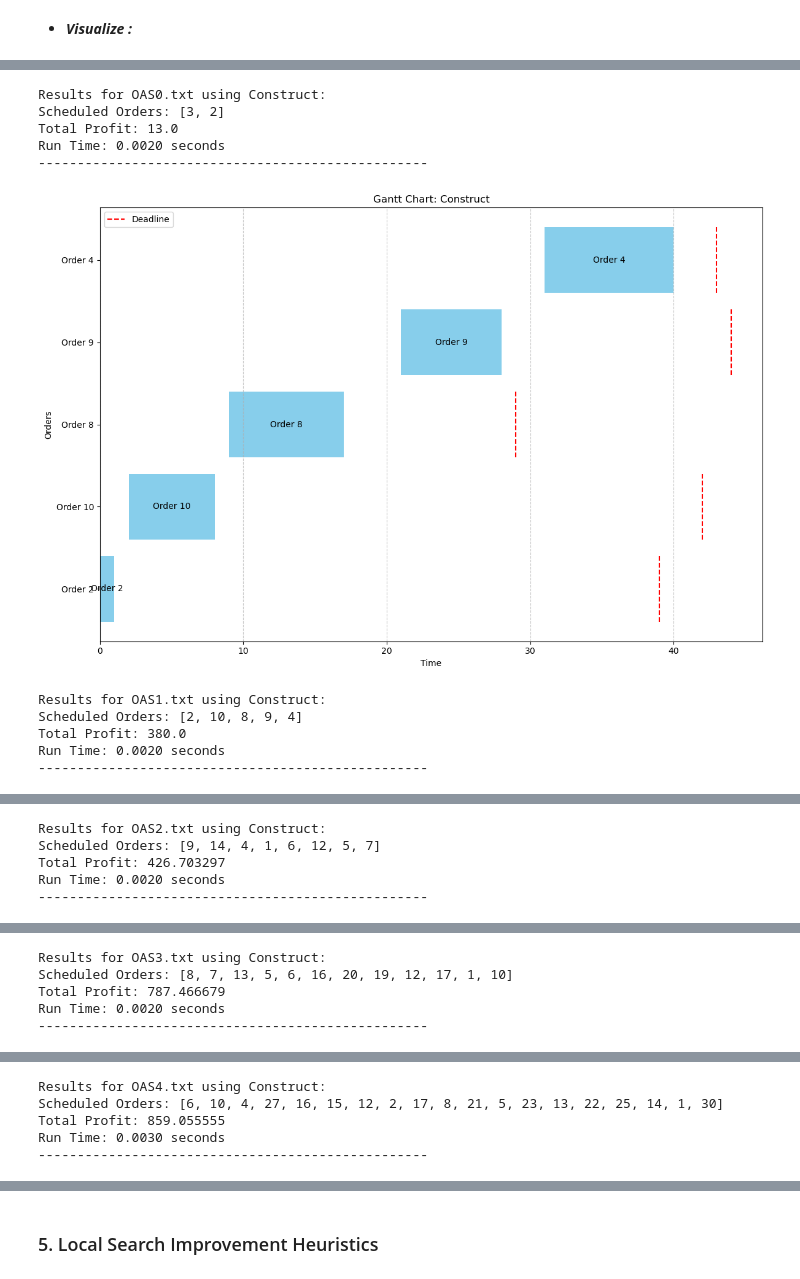
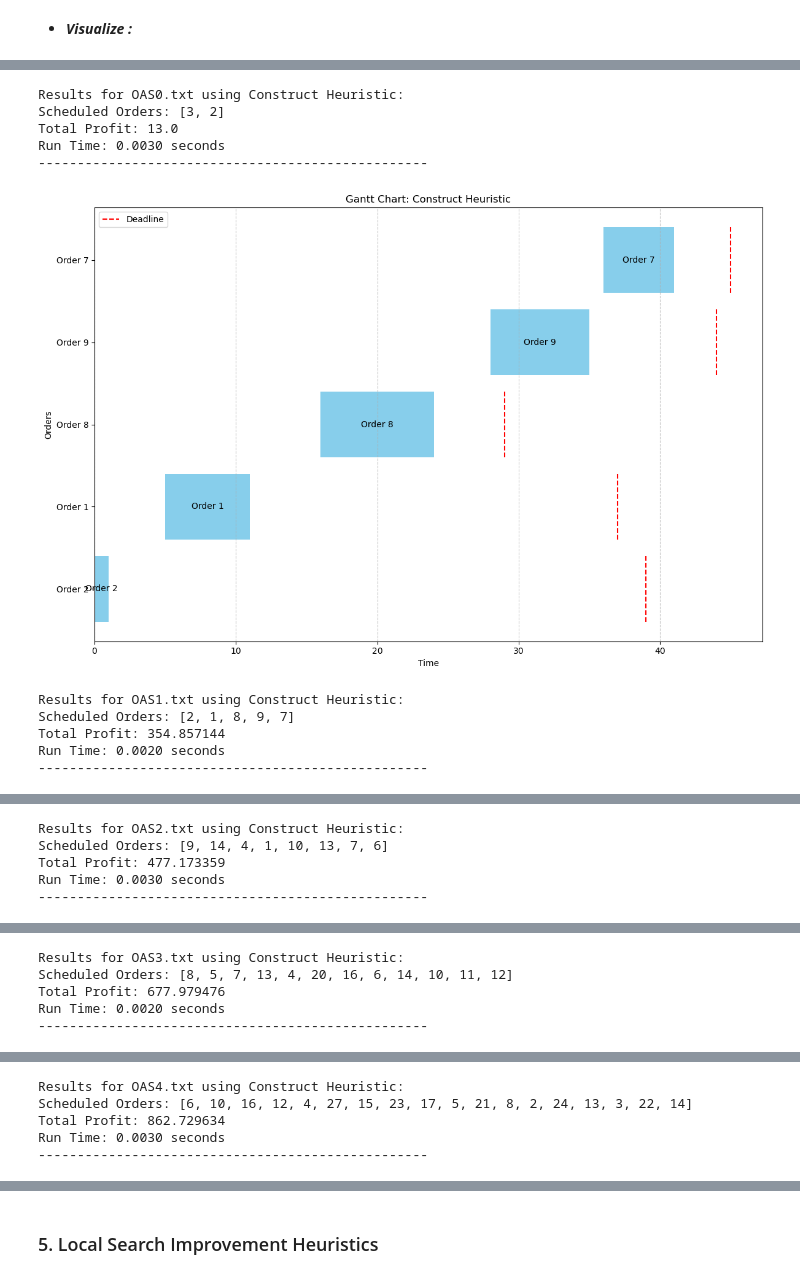
Before and after one commit to virakoze/Algorithm_Programing_Project, a Jupyter notebook: Project_Yannis_Vivens.ipynb, the cells around one changed output, grey strips where cells are left out. Saved outputs shown, nothing was run; the diff lists cells and outputs as text; code cells hidden in the pictures.

```diff
--- a/Project_Yannis_Vivens.ipynb
+++ b/Project_Yannis_Vivens.ipynb
@@ -415,7 +415,7 @@ Model fingerprint: 0xc1345b4b
 # %%
 def insertion(duration, profit, dueDate, deadline, tardCost, numberOrders, setup):
     """
-    Always adds the order that maximizes profit.
+    Adds the order that maximizes profit.
     """
     remaining_orders = list(range(numberOrders))
     scheduled_orders = []
@@ -552,5 +552,5 @@ def savings_feasible(start_times, finish_times, scheduled_orders, deadline, tota
 - ***Visualize :***
 # %%
 for file_name in file_names:
-    Run_and_visualize(file_name, savings, "Savings")
+    Run_and_visualize(file_name, savings, "Savings Heuristic")
 # %% [output]
@@ -599,10 +599,12 @@ Run Time: 0.0030 seconds
 # %% [markdown]
 #### **4.3 Construction Heuristics:**
 # %%
+import heapq
+
 def construct(duration, profit, dueDate, deadline, tardCost, numberOrders, setup):
     """
-    Construct Heuristic for Scheduling.
-    Dynamically selects orders to maximize profitability while checking feasibility.
+    Construct Heuristic for Scheduling with a priority queue.
+    Selects orders to maximize profitability while checking feasibility.
     """
     numberOrders = len(duration)
     remaining_orders = list(range(numberOrders))
@@ -615,10 +617,8 @@ def construct(duration, profit, dueDate, deadline, tardCost, numberOrders, setup
         Calculate a score for an order based on profitability, setup time, and tardiness penalties.
         """
         if prev_order is None:
-            # First order: score based only on profit and duration
             return profit[order] / duration[order]
         else:
-            # Subsequent orders: consider setup time and tardiness penalties
             setup_time = setup[prev_order][order]
             tardiness_penalty = (
                 tardCost[order] * max(0, total_duration + setup_time + duration[order] - dueDate[order])
@@ -627,55 +627,42 @@ def construct(duration, profit, dueDate, deadline, tardCost, numberOrders, setup
 
     def construct_feasible(sequence):
         """
-        Check the feasibility of the current sequence using `cal()`:
-        - No overlapping tasks.
-        - No deadlines exceeded.
+        Check the feasibility of the current sequence
         """
         start_times, finish_times = cal(duration, setup, sequence)
 
-        # Check constraints for feasibility
         for idx, order in enumerate(sequence):
             if idx > 0:
-                # Overlapping tasks check
                 if start_times[idx] < finish_times[idx - 1]:
                     return False
 
-            # Deadline exceeded check
             if finish_times[idx] > deadline[order]:
                 return False
 
         return True
 
-    while remaining_orders:
-        # Determine the last scheduled order (if any)
-        last_order = schedule[-1] if schedule else None
+    # Priority Queue (min-heap) based on negative score to simulate max-heap behavior
+    priority_queue = []
+    for i in remaining_orders:
+        heapq.heappush(priority_queue, (-score(i), i))
 
-        # Calculate scores for all remaining orders
-        scores = [{"order": o, "score": score(o, last_order)} for o in remaining_orders]
+    while priority_queue:
+        _, best_order = heapq.heappop(priority_queue)
 
-        # Select the order with the highest score
-        best_order_entry = max(scores, key=lambda x: x["score"])
-        best_order = best_order_entry["order"]
-
-        # Tentatively add the order to the schedule
         tentative_schedule = schedule + [best_order]
 
-        # Check feasibility of the tentative schedule
         if construct_feasible(tentative_schedule):
             schedule.append(best_order)
             remaining_orders.remove(best_order)
 
-            # Update total profit
             tardiness_penalty = (
                 tardCost[best_order] * max(0, total_duration - dueDate[best_order])
             )
             total_profit += profit[best_order] - tardiness_penalty
 
-            # Update total duration
-            setup_time = setup[last_order][best_order] if last_order is not None else 0
+            setup_time = setup[schedule[-2]][best_order] if len(schedule) > 1 else 0
             total_duration += duration[best_order] + setup_time
         else:
-            # Remove the order from the remaining pool if infeasible
             remaining_orders.remove(best_order)
 
     return schedule, total_profit
@@ -683,5 +670,5 @@ def construct(duration, profit, dueDate, deadline, tardCost, numberOrders, setup
 - ***Visualize :***
 # %%
 for file_name in file_names:
-    Run_and_visualize(file_name, construct, "Construct")
+    Run_and_visualize(file_name, construct, "Construct Heuristic")
 # %% [output]
@@ -689,11 +676,11 @@ for file_name in file_names:
-Results for OAS0.txt using Construct:
+Results for OAS0.txt using Construct Heuristic:
 Scheduled Orders: [3, 2]
 Total Profit: 13.0
-Run Time: 0.0020 seconds
+Run Time: 0.0030 seconds
 --------------------------------------------------
-[figure, old version]
+[figure, new version]
-Results for OAS1.txt using Construct:
-Scheduled Orders: [2, 10, 8, 9, 4]
-Total Profit: 380.0
+Results for OAS1.txt using Construct Heuristic:
+Scheduled Orders: [2, 1, 8, 9, 7]
+Total Profit: 354.857144
 Run Time: 0.0020 seconds
 --------------------------------------------------
@@ -701,5 +688,5 @@ Run Time: 0.0020 seconds
-Results for OAS2.txt using Construct:
-Scheduled Orders: [9, 14, 4, 1, 6, 12, 5, 7]
-Total Profit: 426.703297
-Run Time: 0.0020 seconds
+Results for OAS2.txt using Construct Heuristic:
+Scheduled Orders: [9, 14, 4, 1, 10, 13, 7, 6]
+Total Profit: 477.173359
+Run Time: 0.0030 seconds
 --------------------------------------------------
@@ -707,5 +694,5 @@ Run Time: 0.0020 seconds
-Results for OAS3.txt using Construct:
-Scheduled Orders: [8, 7, 13, 5, 6, 16, 20, 19, 12, 17, 1, 10]
-Total Profit: 787.466679
+Results for OAS3.txt using Construct Heuristic:
+Scheduled Orders: [8, 5, 7, 13, 4, 20, 16, 6, 14, 10, 11, 12]
+Total Profit: 677.979476
 Run Time: 0.0020 seconds
 --------------------------------------------------
@@ -713,5 +700,5 @@ Run Time: 0.0020 seconds
-Results for OAS4.txt using Construct:
-Scheduled Orders: [6, 10, 4, 27, 16, 15, 12, 2, 17, 8, 21, 5, 23, 13, 22, 25, 14, 1, 30]
-Total Profit: 859.055555
+Results for OAS4.txt using Construct Heuristic:
+Scheduled Orders: [6, 10, 16, 12, 4, 27, 15, 23, 17, 5, 21, 8, 2, 24, 13, 3, 22, 14]
+Total Profit: 862.729634
 Run Time: 0.0030 seconds
 --------------------------------------------------
```
Also changed, not shown: parts of 18 cells of this notebook.
